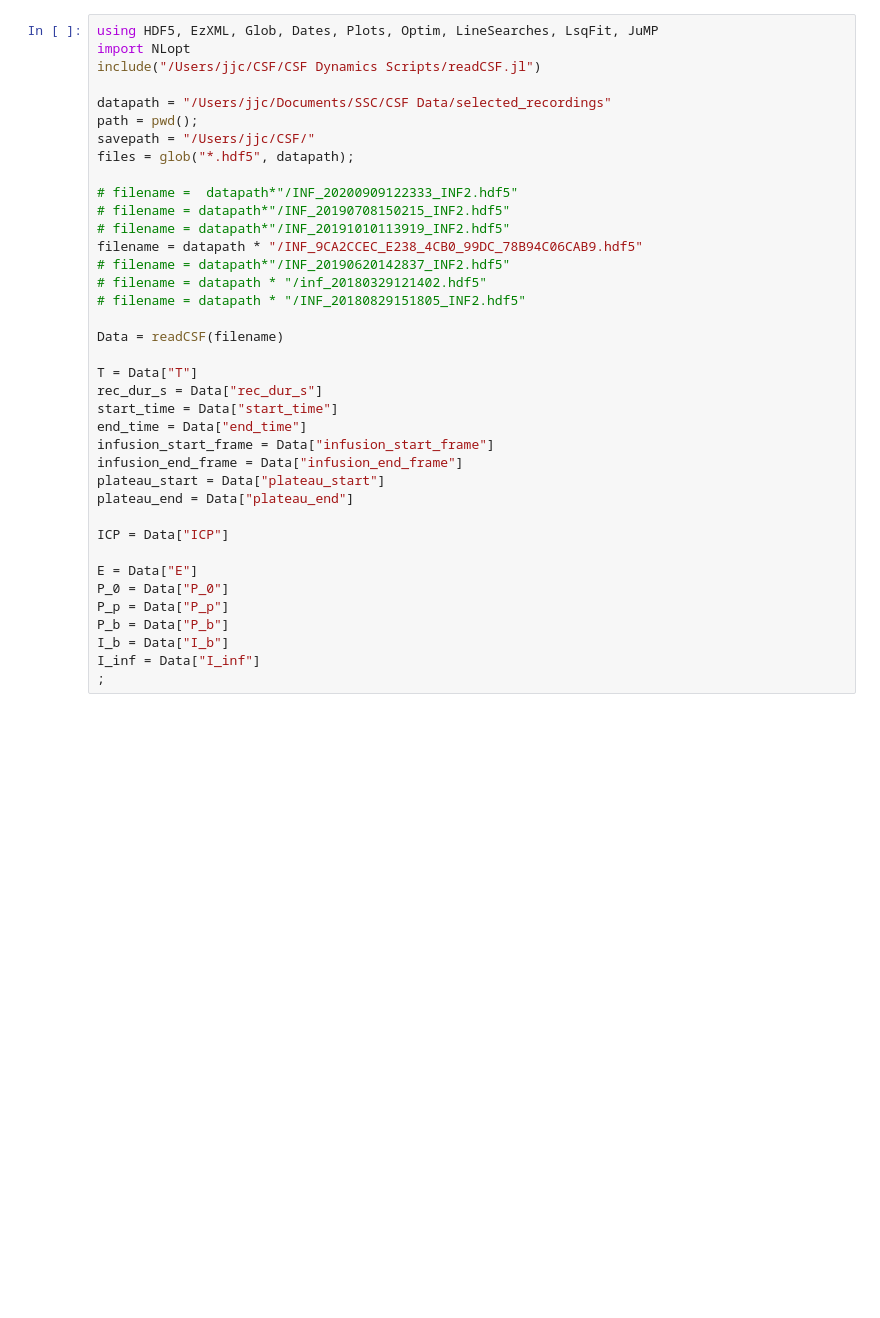
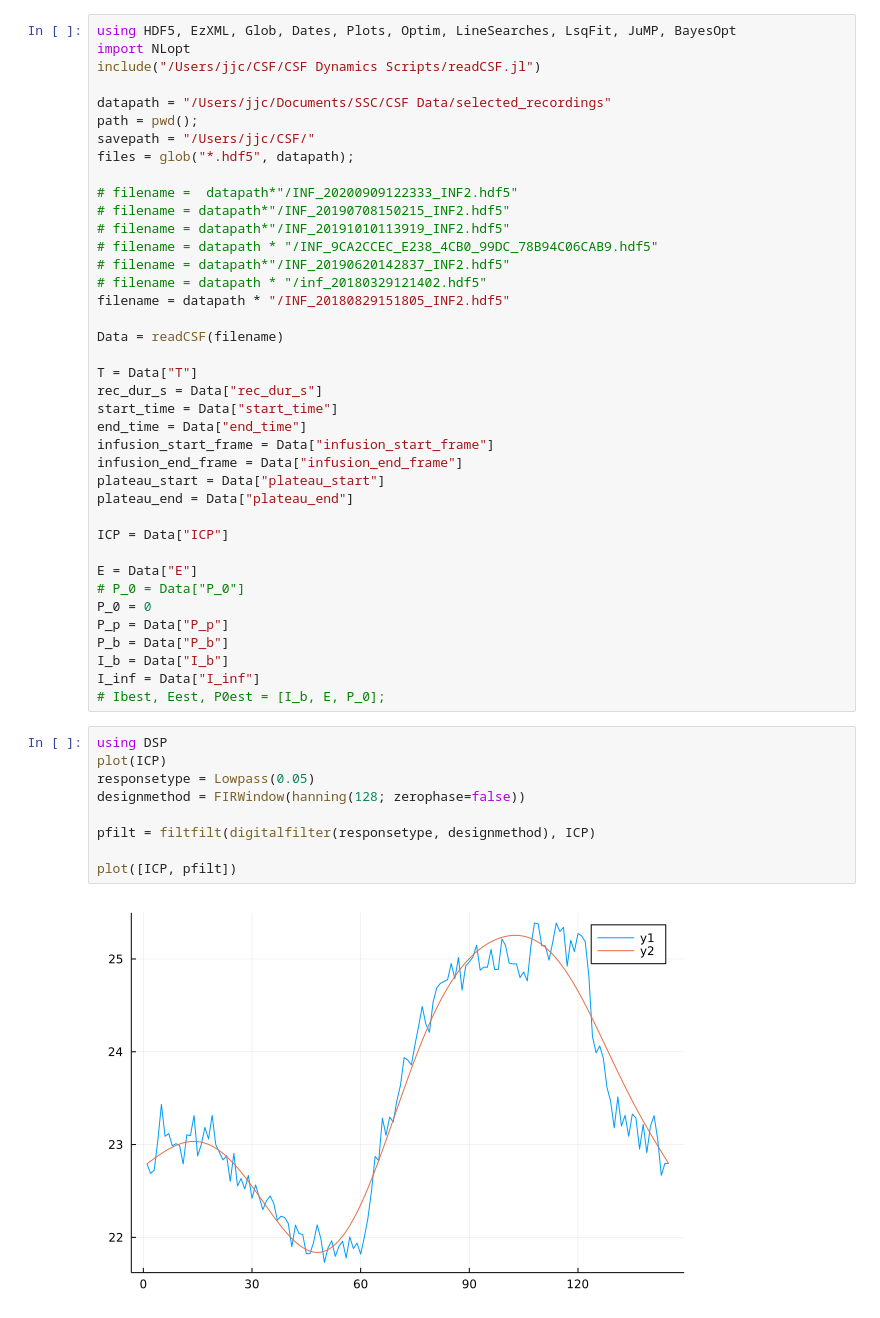
Before and after one commit to jeremi-chabros/CSF-dynamics, a Jupyter notebook: fitModelNew.ipynb, the cells around one changed output. Saved outputs shown, nothing was run; the diff lists cells and outputs as text; blank space fills up the shorter version.

```diff
--- a/fitModelNew.ipynb
+++ b/fitModelNew.ipynb
@@ -1,5 +1,5 @@
 # %%
-using HDF5, EzXML, Glob, Dates, Plots, Optim, LineSearches, LsqFit, JuMP
+using HDF5, EzXML, Glob, Dates, Plots, Optim, LineSearches, LsqFit, JuMP, BayesOpt
 import NLopt
 include("/Users/jjc/CSF/CSF Dynamics Scripts/readCSF.jl")
 
@@ -11,10 +11,10 @@ files = glob("*.hdf5", datapath);
 # filename =  datapath*"/INF_20200909122333_INF2.hdf5"
 # filename = datapath*"/INF_20190708150215_INF2.hdf5"
 # filename = datapath*"/INF_20191010113919_INF2.hdf5"
-filename = datapath * "/INF_9CA2CCEC_E238_4CB0_99DC_78B94C06CAB9.hdf5"
+# filename = datapath * "/INF_9CA2CCEC_E238_4CB0_99DC_78B94C06CAB9.hdf5"
 # filename = datapath*"/INF_20190620142837_INF2.hdf5"
 # filename = datapath * "/inf_20180329121402.hdf5"
-# filename = datapath * "/INF_20180829151805_INF2.hdf5"
+filename = datapath * "/INF_20180829151805_INF2.hdf5"
 
 Data = readCSF(filename)
 
@@ -30,12 +30,24 @@ plateau_end = Data["plateau_end"]
 ICP = Data["ICP"]
 
 E = Data["E"]
-P_0 = Data["P_0"]
+# P_0 = Data["P_0"]
+P_0 = 0
 P_p = Data["P_p"]
 P_b = Data["P_b"]
 I_b = Data["I_b"]
 I_inf = Data["I_inf"]
-;
+# Ibest, Eest, P0est = [I_b, E, P_0];
+# %%
+using DSP
+plot(ICP)
+responsetype = Lowpass(0.05)
+designmethod = FIRWindow(hanning(128; zerophase=false))
+
+pfilt = filtfilt(digitalfilter(responsetype, designmethod), ICP)
+
+plot([ICP, pfilt])
+# %% [output]
+[figure, added]
 # %%
 function myerrfun(I_b::Real, E::Real, P_0::Real)
     err = 0.0
```
Also changed, not shown: parts of 5 cells of this notebook, 1 other file.
